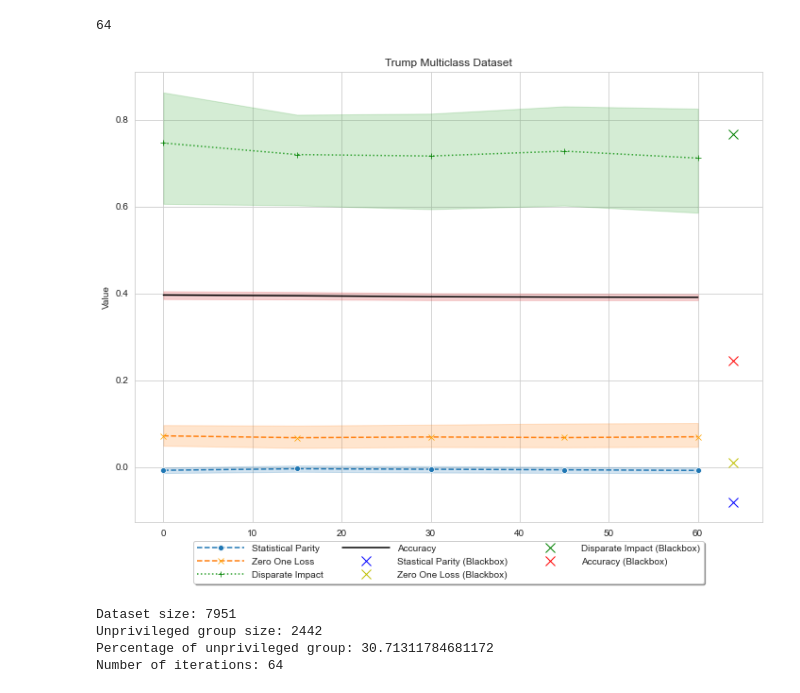
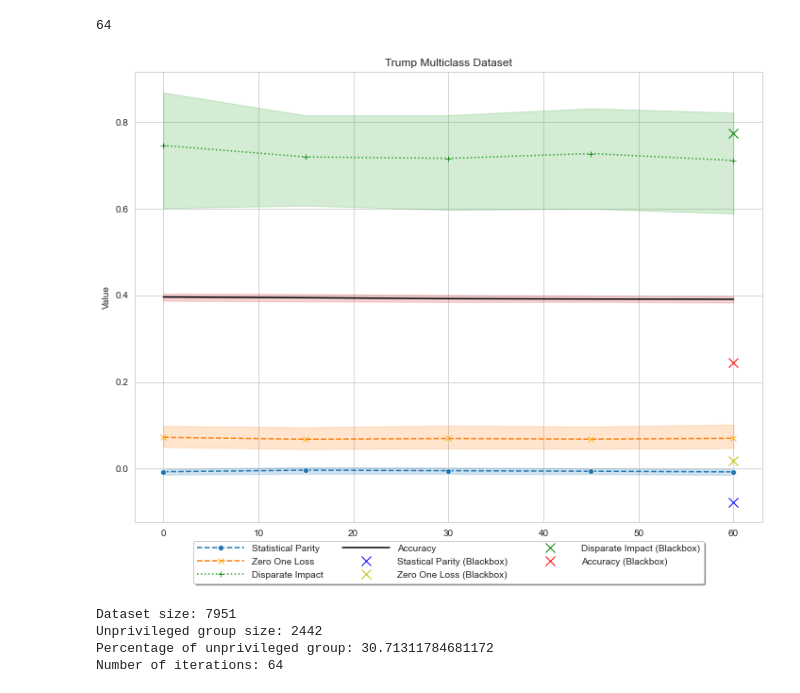
Before and after one commit to giordanoDaloisio/fairness, a Jupyter notebook: trump.ipynb, the cells around one changed output. Saved outputs shown, nothing was run; the diff lists cells and outputs as text; code cells hidden in the pictures.

```diff
--- a/trump.ipynb
+++ b/trump.ipynb
@@ -198,10 +198,10 @@ metrics = eval_demv(15, 64, data.copy(), pipeline, label, protected_group, sensi
 # %%
 df = prepareplots(metrics,'trump')
 # %%
-points = preparepoints(blackboxmetrics, demv.get_iters())
+points = preparepoints(blackboxmetrics, 60)
 plot_metrics_curves(df, points, 'Trump Multiclass Dataset')
 # %% [output]
-[figure, old version]
+[figure, new version]
 # %%
 unprivpergentage(data,protected_group, demv.get_iters())
 # %% [output]
```
Also changed, not shown: parts of 2 cells of this notebook, 7 other files.
